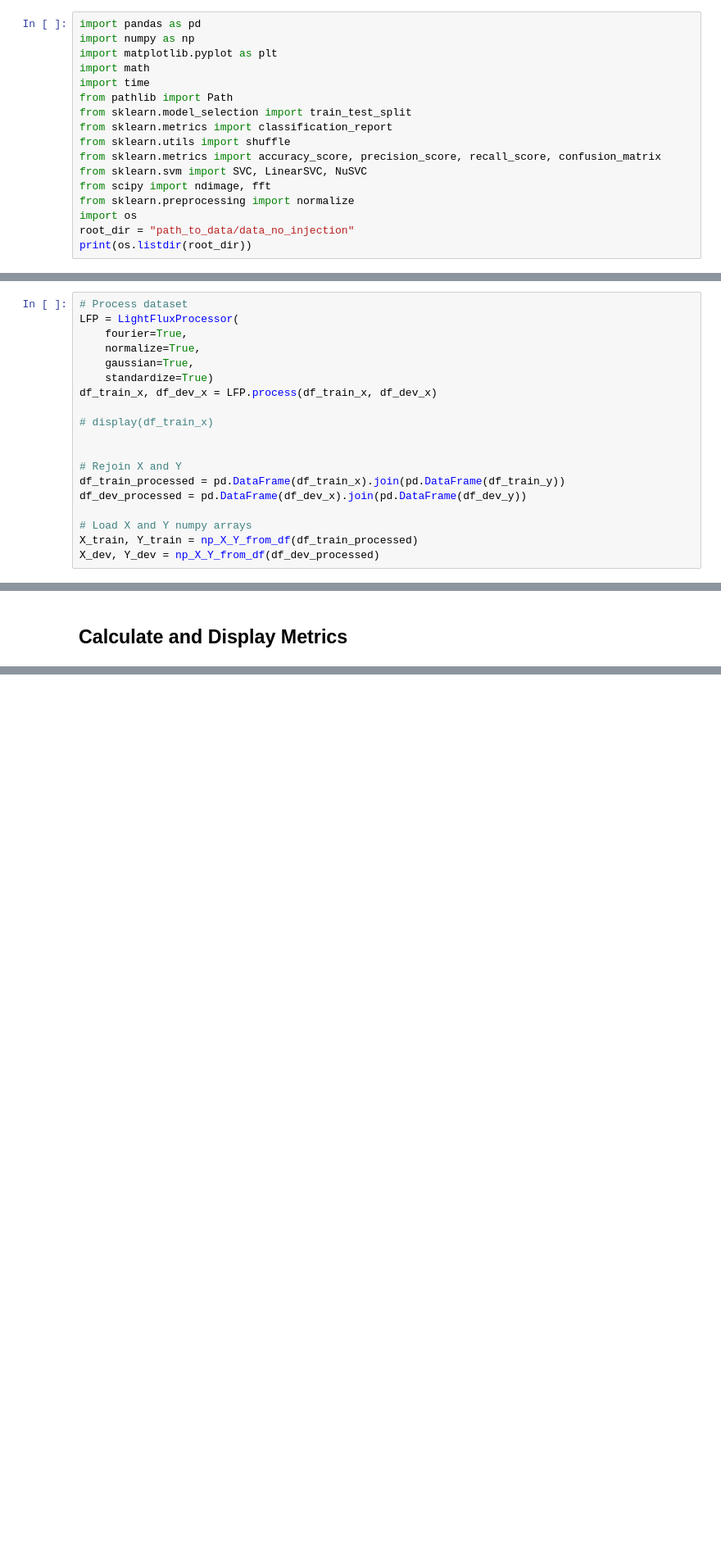
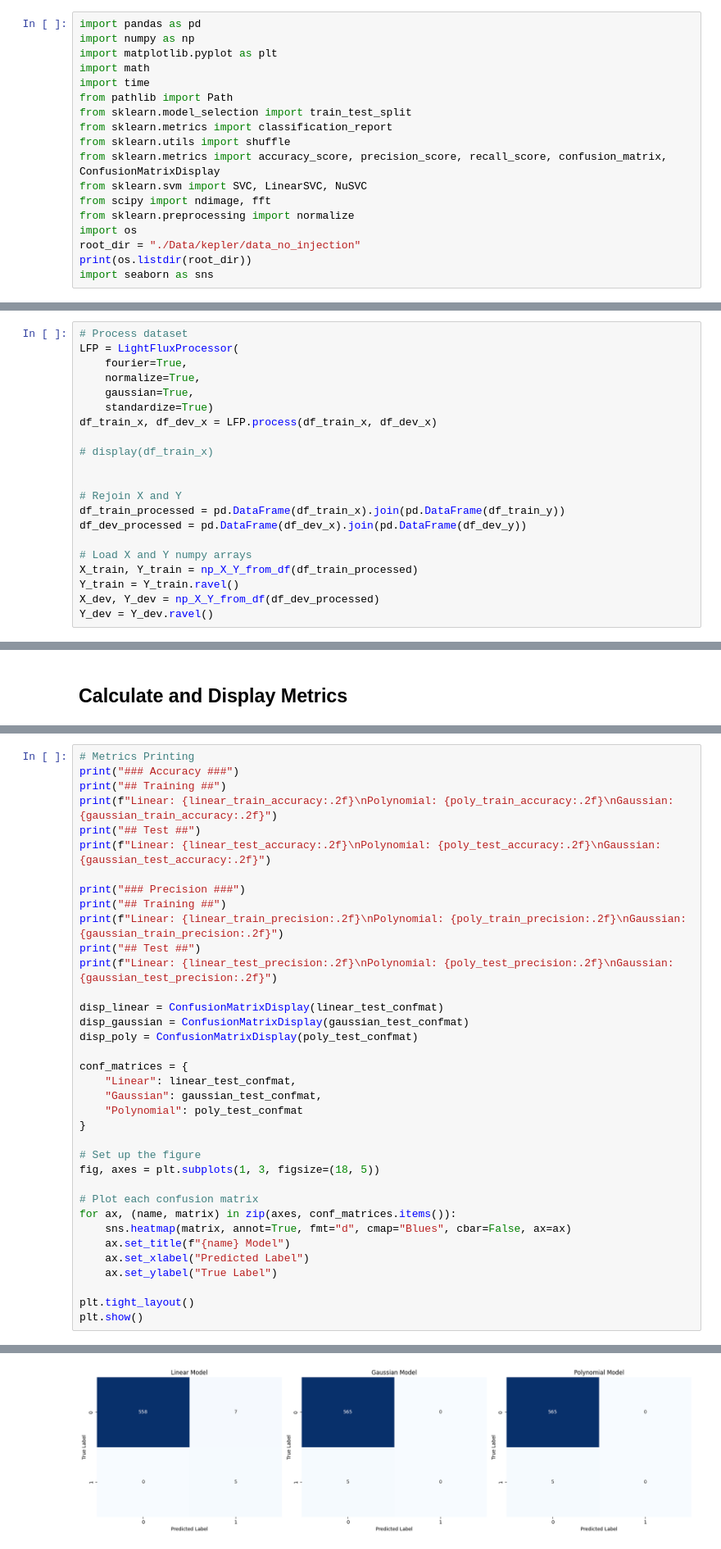
Before and after one commit to jacopocarotenuto/Frati_Trappisti, a Jupyter notebook: Assigments/Assigments 2/notebook_SVM.ipynb, the cells around one changed output, grey strips where cells are left out. Shown at 82% size. Saved outputs shown, nothing was run; the diff lists cells and outputs as text; blank space fills up the shorter version.

```diff
--- a/Assigments/Assigments 2/notebook_SVM.ipynb
+++ b/Assigments/Assigments 2/notebook_SVM.ipynb
@@ -14,10 +14,11 @@ from pathlib import Path
 from sklearn.model_selection import train_test_split
 from sklearn.metrics import classification_report
 from sklearn.utils import shuffle
-from sklearn.metrics import accuracy_score, precision_score, recall_score, confusion_matrix
+from sklearn.metrics import accuracy_score, precision_score, recall_score, confusion_matrix, ConfusionMatrixDisplay
 from sklearn.svm import SVC, LinearSVC, NuSVC
 from scipy import ndimage, fft
 from sklearn.preprocessing import normalize
 import os
-root_dir = "path_to_data/data_no_injection"
+root_dir = "./Data/kepler/data_no_injection"
 print(os.listdir(root_dir))
+import seaborn as sns
@@ -149,4 +170,6 @@ df_dev_processed = pd.DataFrame(df_dev_x).join(pd.DataFrame(df_dev_y))
 
 # Load X and Y numpy arrays
 X_train, Y_train = np_X_Y_from_df(df_train_processed)
+Y_train = Y_train.ravel()
 X_dev, Y_dev = np_X_Y_from_df(df_dev_processed)
+Y_dev = Y_dev.ravel()
@@ -223,0 +279,37 @@ print(classification_report_dev)
+# %%
+# Metrics Printing
+print("### Accuracy ###")
+print("## Training ##")
+print(f"Linear: {linear_train_accuracy:.2f}\nPolynomial: {poly_train_accuracy:.2f}\nGaussian: {gaussian_train_accuracy:.2f}")
+print("## Test ##")
+print(f"Linear: {linear_test_accuracy:.2f}\nPolynomial: {poly_test_accuracy:.2f}\nGaussian: {gaussian_test_accuracy:.2f}")
+
+print("### Precision ###")
+print("## Training ##")
+print(f"Linear: {linear_train_precision:.2f}\nPolynomial: {poly_train_precision:.2f}\nGaussian: {gaussian_train_precision:.2f}")
+print("## Test ##")
+print(f"Linear: {linear_test_precision:.2f}\nPolynomial: {poly_test_precision:.2f}\nGaussian: {gaussian_test_precision:.2f}")
+
+disp_linear = ConfusionMatrixDisplay(linear_test_confmat)
+disp_gaussian = ConfusionMatrixDisplay(gaussian_test_confmat)
+disp_poly = ConfusionMatrixDisplay(poly_test_confmat)
+
+conf_matrices = {
+    "Linear": linear_test_confmat,
+    "Gaussian": gaussian_test_confmat,
+    "Polynomial": poly_test_confmat
+}
+
+# Set up the figure
+fig, axes = plt.subplots(1, 3, figsize=(18, 5))
+
+# Plot each confusion matrix
+for ax, (name, matrix) in zip(axes, conf_matrices.items()):
+    sns.heatmap(matrix, annot=True, fmt="d", cmap="Blues", cbar=False, ax=ax)
+    ax.set_title(f"{name} Model")
+    ax.set_xlabel("Predicted Label")
+    ax.set_ylabel("True Label")
+
+plt.tight_layout()
+plt.show()
+# %% [output]
@@ -223,0 +334 @@ print(classification_report_dev)
+[figure, added]
```
Also changed, not shown: parts of 12 cells of this notebook, 1 other file.
